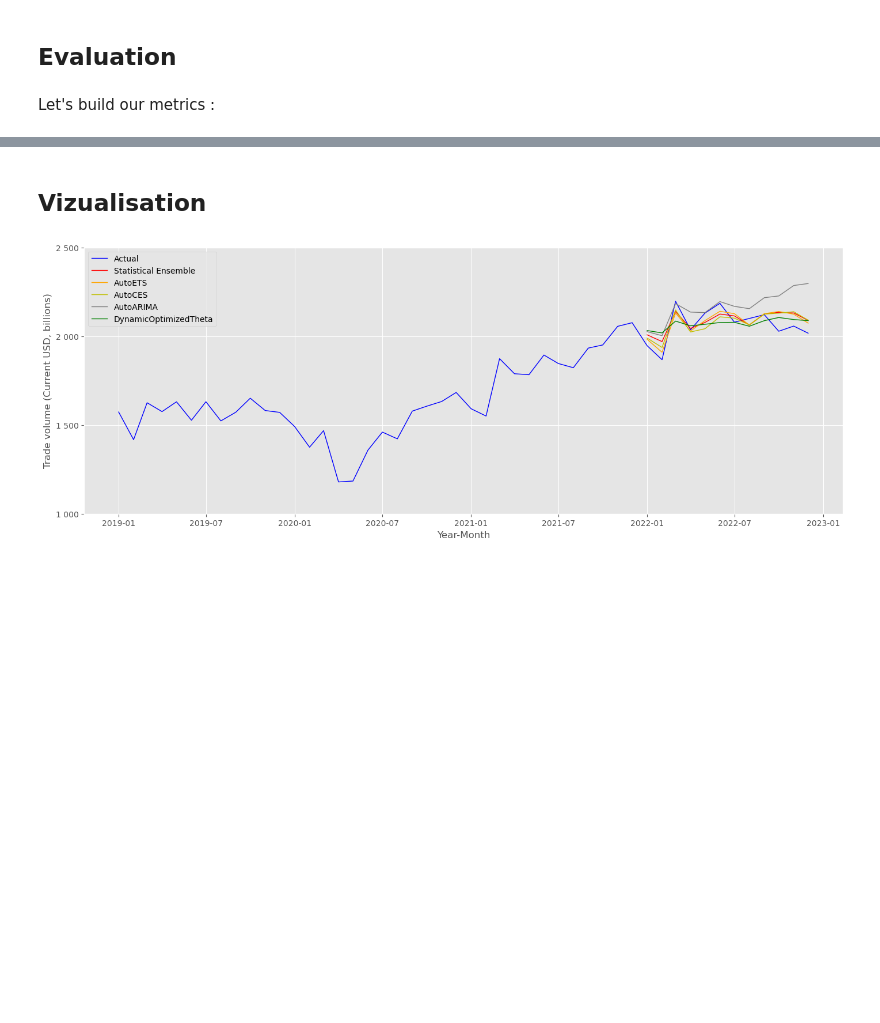
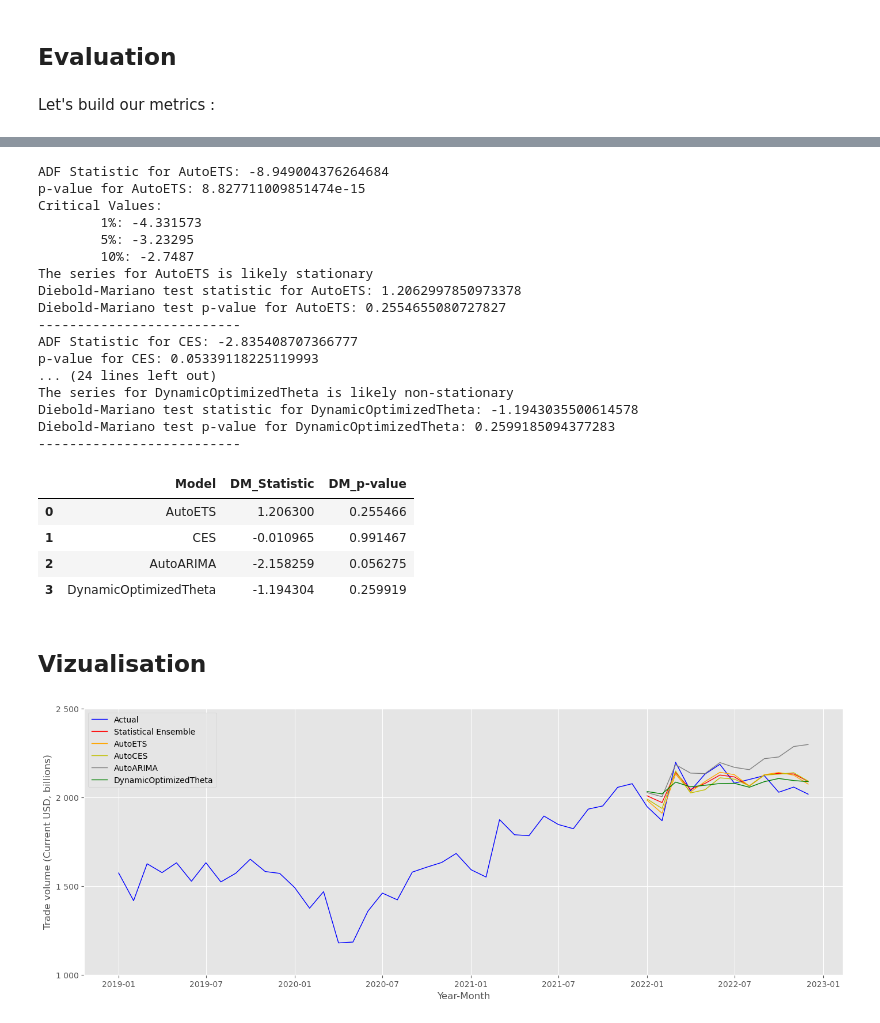
Before and after one commit to Fitahiana4/Statistical_ensemble_model_for_global_trade_forecasting, a Jupyter notebook: Notebook.ipynb, the cells around one changed output, grey strips where cells are left out. Saved outputs shown, nothing was run; the diff lists cells and outputs as text; code cells hidden in the pictures; blank space fills up the shorter version.

```diff
--- a/Notebook.ipynb
+++ b/Notebook.ipynb
@@ -513,3 +599,71 @@ As evident, the statistical ensemble outperforms individual models in terms of m
+# %%
+# create an empty dataframe for the results
+DM_df = pd.DataFrame(columns=["Model", "DM_Statistic", "DM_p-value"])
+
+# Convert lists to numpy arrays
+forecasts_StatisticalEnsemble = np.array(forecasts["StatisticalEnsemble"].iloc[1:].tolist())
+test_y = np.array(test["y"].iloc[1:].tolist())
+
+models = ["AutoETS","CES", "AutoARIMA", "DynamicOptimizedTheta"]
+
+for model in models:
+    forecasts_model = np.array(forecasts[model].iloc[1:].tolist())
+
+    # Calculate the loss differentials
+    loss_differential = (forecasts_StatisticalEnsemble - test_y)**2 - (forecasts_model - test_y)**2
+
+    # Perform ADF test
+    result = adfuller(loss_differential)
+
+    print(f'ADF Statistic for {model}: {result[0]}')
+    print(f'p-value for {model}: {result[1]}')
+    print('Critical Values:')
+    for key, value in result[4].items():
+        print(f'\t{key}: {value}')
+
+    # If p-value is less than 0.05, we reject the null hypothesis (series is non-stationary)
+    if result[1] < 0.05:
+        print(f"The series for {model} is likely stationary")
+        # Run the Diebold-Mariano test
+        dm_result = dm_test(test_y, forecasts_StatisticalEnsemble, forecasts_model, h = 1)
+        print(f"Diebold-Mariano test statistic for {model}: {dm_result[0]}")
+        print(f"Diebold-Mariano test p-value for {model}: {dm_result[1]}")
+        print("--------------------------")
+    else:
+        print(f"The series for {model} is likely non-stationary")
+        # Convert the differential loss to stationary
+        # Run the Diebold-Mariano test
+        dm_result = dm_test(test_y, forecasts_StatisticalEnsemble, forecasts_model, h = 1)
+        print(f"Diebold-Mariano test statistic for {model}: {dm_result[0]}")
+        print(f"Diebold-Mariano test p-value for {model}: {dm_result[1]}")
+        print("--------------------------")
+
+    DM_df = DM_df.append({"Model": model, "DM_Statistic": dm_result[0], "DM_p-value": dm_result[1]}, ignore_index=True)
+
+DM_df
+# %% [output]
+ADF Statistic for AutoETS: -8.949004376264684
+p-value for AutoETS: 8.827711009851474e-15
+Critical Values:
+        1%: -4.331573
+        5%: -3.23295
+        10%: -2.7487
+The series for AutoETS is likely stationary
+Diebold-Mariano test statistic for AutoETS: 1.2062997850973378
+Diebold-Mariano test p-value for AutoETS: 0.2554655080727827
+--------------------------
+ADF Statistic for CES: -2.835408707366777
+p-value for CES: 0.05339118225119993
+... (24 lines left out)
+The series for DynamicOptimizedTheta is likely non-stationary
+Diebold-Mariano test statistic for DynamicOptimizedTheta: -1.1943035500614578
+Diebold-Mariano test p-value for DynamicOptimizedTheta: 0.2599185094377283
+--------------------------
+|  | Model | DM_Statistic | DM_p-value |
+| 0 | AutoETS | 1.206300 | 0.255466 |
+| 1 | CES | -0.010965 | 0.991467 |
+| 2 | AutoARIMA | -2.158259 | 0.056275 |
+| 3 | DynamicOptimizedTheta | -1.194304 | 0.259919 |
 # %% [markdown]
 ## Vizualisation
 # %%
```
Also changed, not shown: parts of 12 cells of this notebook.
